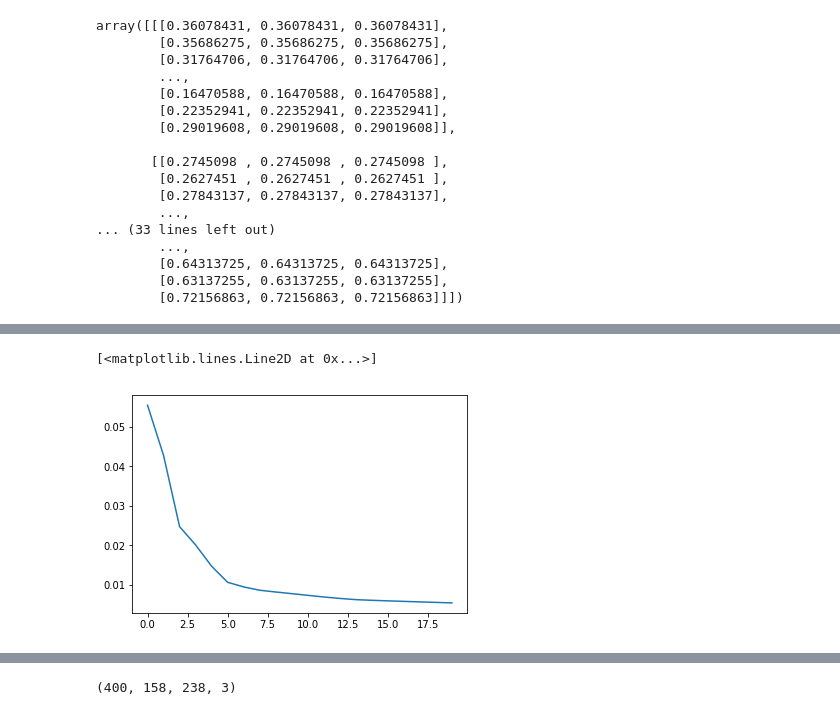
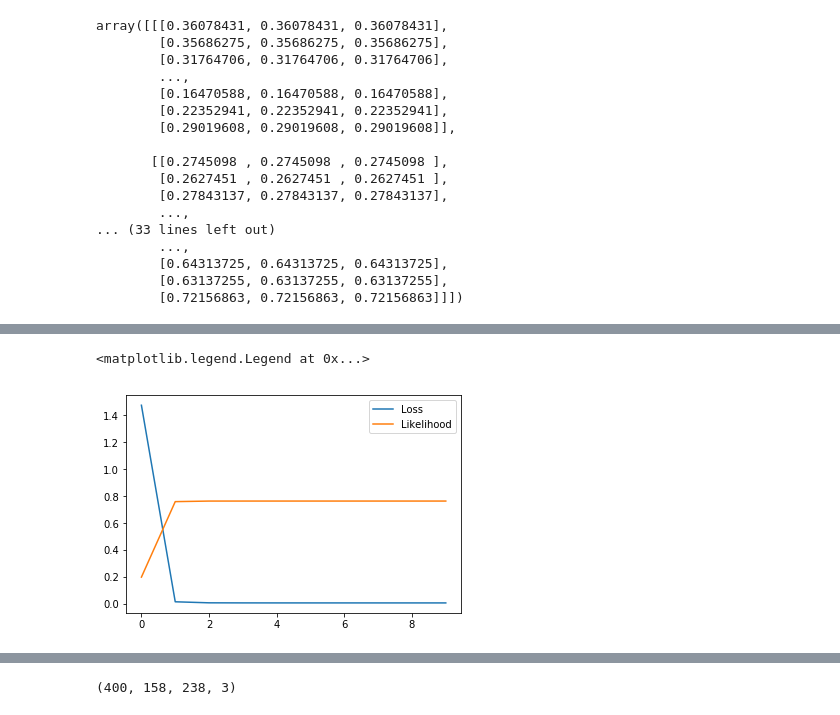
Before and after one commit to karishma33/DetectionProject, a Jupyter notebook: VideoAnomaly.ipynb, the cells around one changed output, grey strips where cells are left out. Drawn from its saved outputs; the diff is of its cells as text; code cells hidden in the pictures.

```diff
--- a/VideoAnomaly.ipynb
+++ b/VideoAnomaly.ipynb
@@ -324,6 +340,8 @@ epoch: 190 loss: 0.0075854836
-# %%
-plt.plot(loss_arr)
-# %% [output]
-[<matplotlib.lines.Line2D at 0x...>]
-[figure, removed]
+# %%
+plt.plot(loss_arr, label='Loss')
+plt.plot(likelihood_arr, label='Likelihood')
+plt.legend()
+# %% [output]
+<matplotlib.legend.Legend at 0x...>
+[figure, added]
 # %%
```
Also changed, not shown: parts of 8 cells of this notebook, 1 other file.
